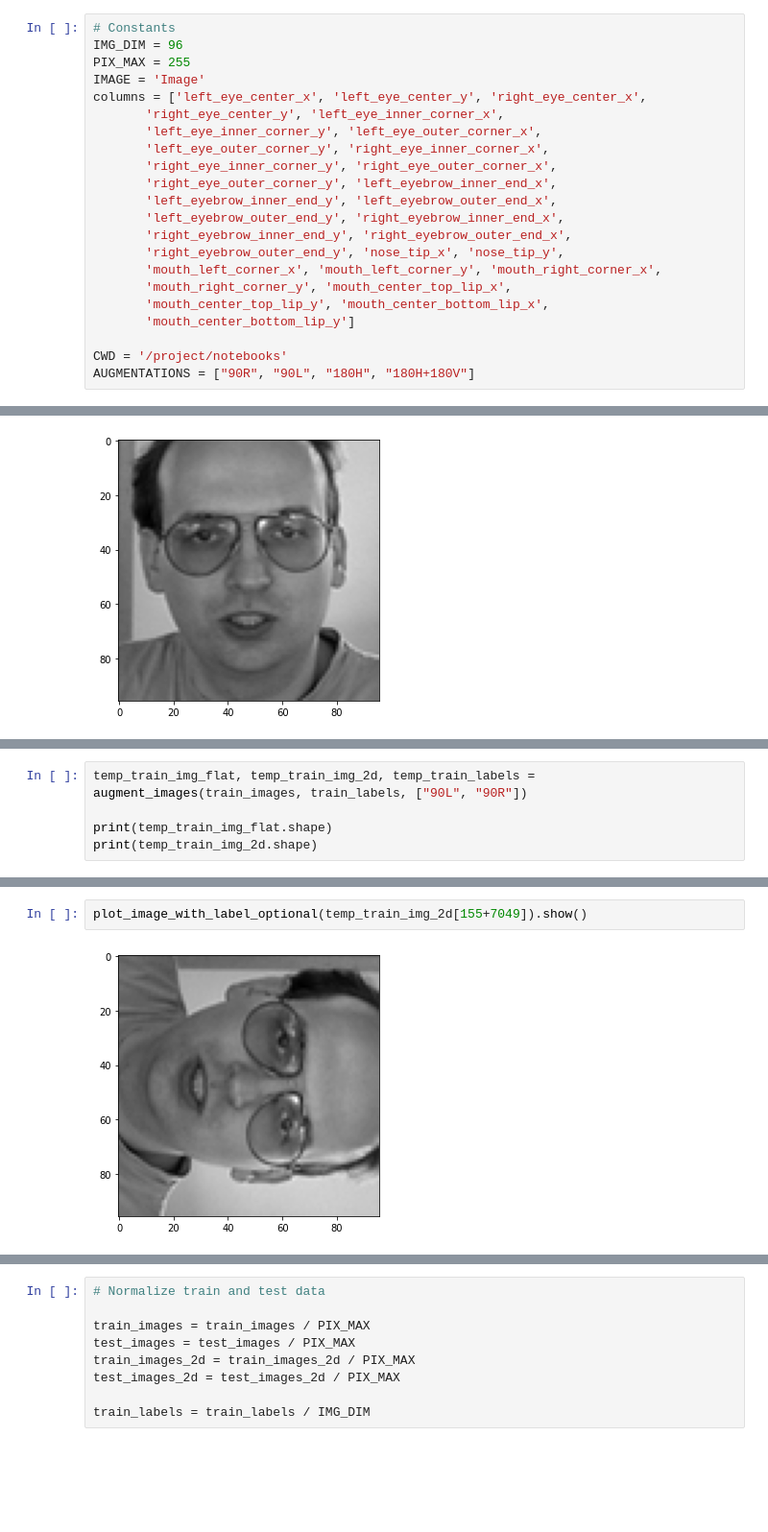
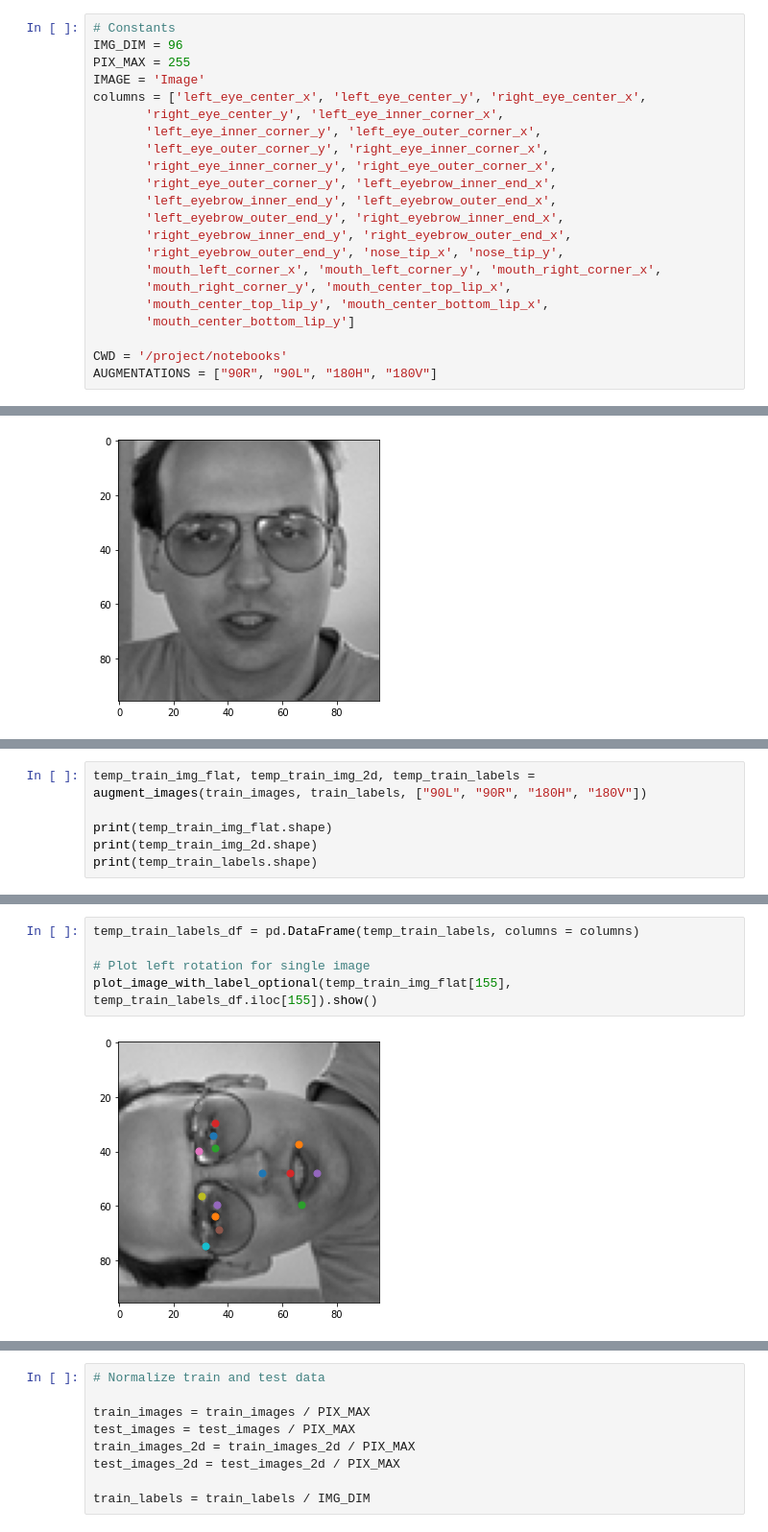
Before and after one commit to abhisha1991/w207_final_project, a Jupyter notebook: notebooks/w207-final-project.ipynb, the cells around one changed output, grey strips where cells are left out. Shown at 96% size. Cells and saved outputs as stored; diff of their text form; blank space fills up the shorter version.

```diff
--- a/notebooks/w207-final-project.ipynb
+++ b/notebooks/w207-final-project.ipynb
@@ -100,7 +101,7 @@ columns = ['left_eye_center_x', 'left_eye_center_y', 'right_eye_center_x',
        'mouth_center_bottom_lip_y']
 
 CWD = '/project/notebooks'
-AUGMENTATIONS = ["90R", "90L", "180H", "180H+180V"]
+AUGMENTATIONS = ["90R", "90L", "180H", "180V"]
 # %%
 folder_prefix = '..'
 if os.getcwd() == CWD:
@@ -354,6 +377,7 @@ def augment_images(train_img_set, train_label_set, aug_list):
 # %%
-temp_train_img_flat, temp_train_img_2d, temp_train_labels = augment_images(train_images, train_labels, ["90L", "90R"])
+temp_train_img_flat, temp_train_img_2d, temp_train_labels = augment_images(train_images, train_labels, ["90L", "90R", "180H", "180V"])
 
 print(temp_train_img_flat.shape)
 print(temp_train_img_2d.shape)
+print(temp_train_labels.shape)
 # %% [output]
@@ -371,4 +388,7 @@ plot_image_with_label_optional(temp_train_img_2d[155]).show()
-# %%
-plot_image_with_label_optional(temp_train_img_2d[155+7049]).show()
-# %% [output]
-[figure, removed]
+# %%
+temp_train_labels_df = pd.DataFrame(temp_train_labels, columns = columns)
+
+# Plot left rotation for single image
+plot_image_with_label_optional(temp_train_img_flat[155], temp_train_labels_df.iloc[155]).show()
+# %% [output]
+[figure, added]
```
Also changed, not shown: parts of 21 cells of this notebook, 1 other file.
